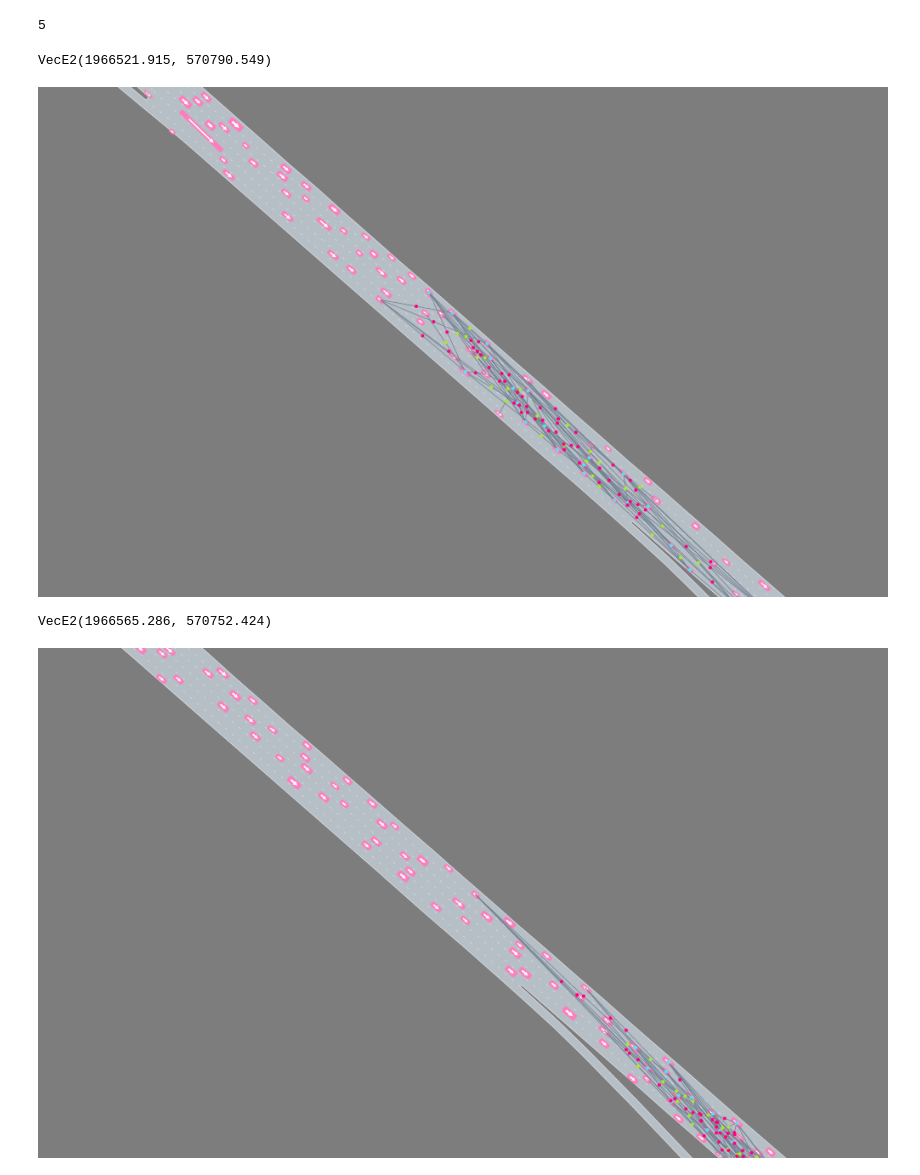
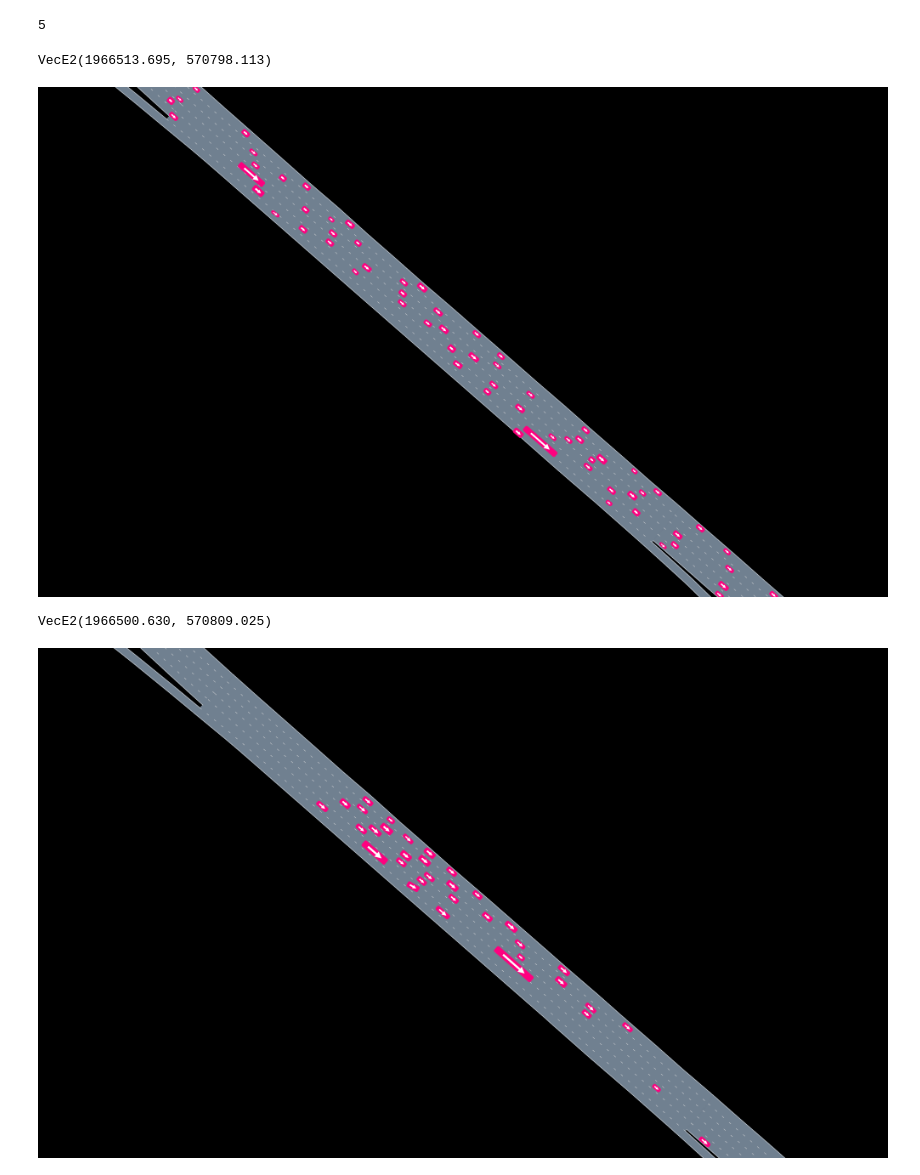
Before and after one commit to tawheeler/AutoScenes.jl, a Jupyter notebook: docs/Sampling.ipynb, the cells around one changed output. Saved outputs shown, nothing was run; the diff lists cells and outputs as text; code cells hidden in the pictures.

Commit message:
restore only scene

```diff
--- a/docs/Sampling.ipynb
+++ b/docs/Sampling.ipynb
@@ -78,20 +78,19 @@ length(sdset)
 # %%
 scene, roadway = get_scene_and_roadway!(Scene(), sdset, dset.trajdatas, 1)
 
-overlays = SceneOverlay[Overwash(RGBA(1.0,1.0,1.0,0.7)), SceneStructureOverlay(structure)]
-render(scene, roadway, overlays, cam=SceneFollowCamera(3.0))
+render(scene, roadway, cam=SceneFollowCamera(3.0))
 # %% [output]
-VecE2(1966521.915, 570790.549)
+VecE2(1966513.695, 570798.113)
-[figure, old version]
+[figure, new version]
 # %%
 outpath = "scenedataset_test.dat"
 open(io->write(io, sdset), outpath, "w")
 # %%
 sdset2 = open(io->read(io, SceneDataset), outpath, "r")
 
-scene, roadway = get_scene_and_roadway!(Scene(), sdset2, dset.trajdatas, 2)
+scene, roadway = get_scene_and_roadway!(Scene(), sdset2, dset.trajdatas, 2, all_vehicles=false)
 
-render(scene, roadway, overlays, cam=SceneFollowCamera(3.0))
+render(scene, roadway, cam=SceneFollowCamera(3.0))
 # %% [output]
-VecE2(1966565.286, 570752.424)
+VecE2(1966500.630, 570809.025)
-[figure, old version]
+[figure, new version]
```
Also changed, not shown: parts of 2 cells of this notebook, 2 other files.
